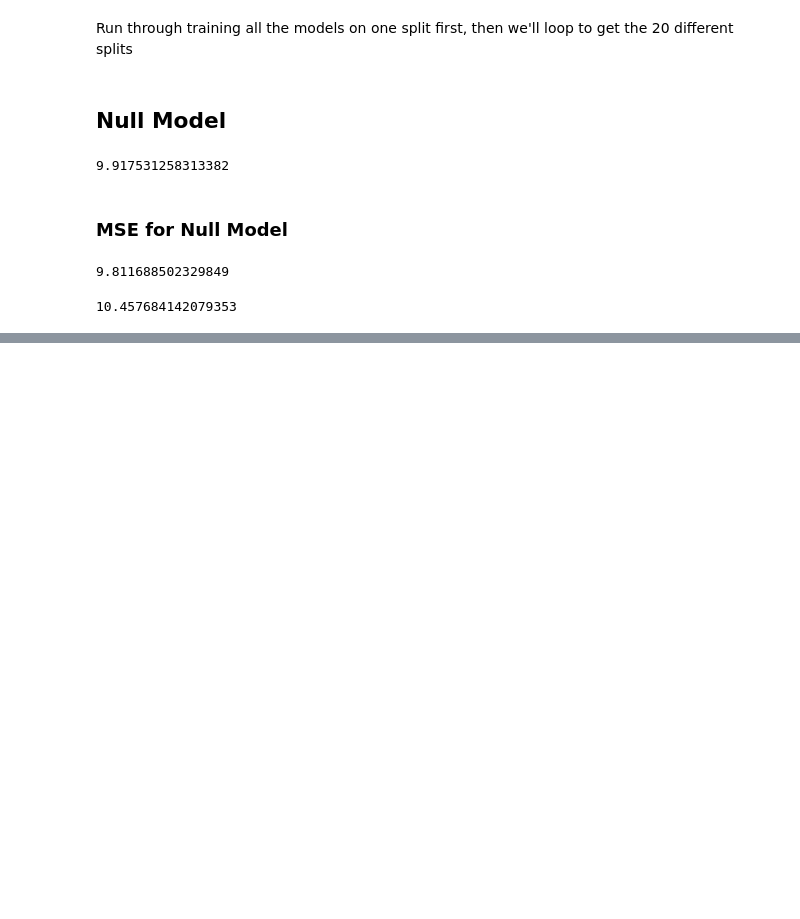
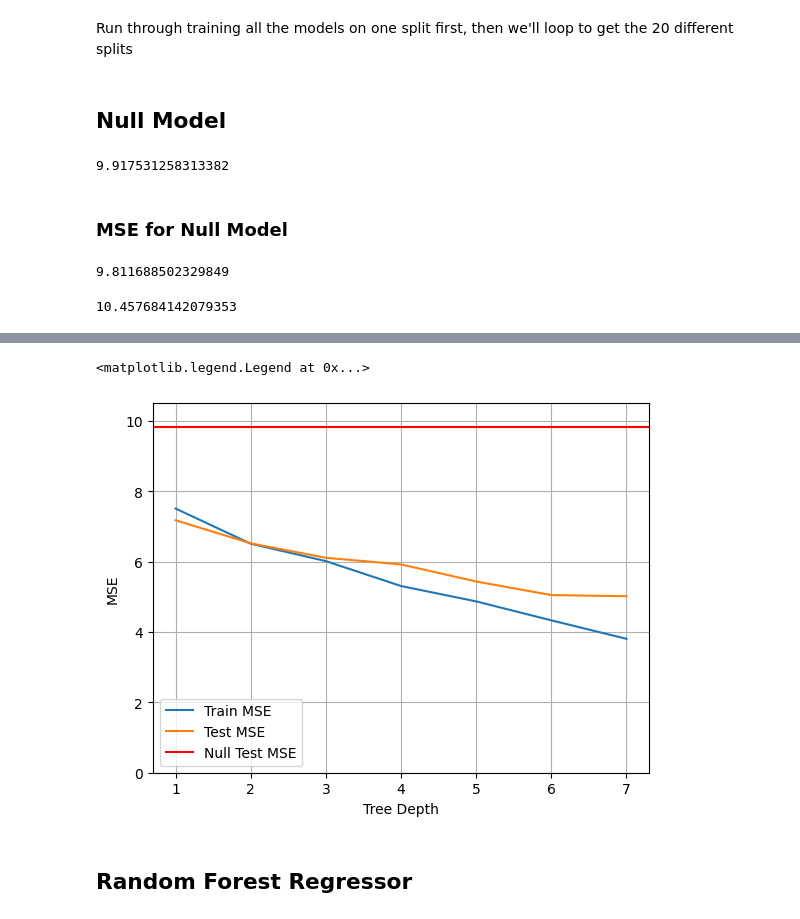
Before and after one commit to evan-stansell/Applied-ML-FSU, a Jupyter notebook: HW2/HW2 Notebook.ipynb, the cells around one changed output, grey strips where cells are left out. Cells and saved outputs as stored; diff of their text form; code cells hidden in the pictures; blank space fills up the shorter version.

```diff
--- a/HW2/HW2 Notebook.ipynb
+++ b/HW2/HW2 Notebook.ipynb
@@ -63,0 +245,4 @@ print(MSE_train)
+# %%
+MSE_DTR_test = []
+for tree in DTRs:
+    MSE_DTR_test.append((sum(((y_test - tree.predict(X_test))**2))/len(y_test.index)))
@@ -63,0 +259,4 @@ print(MSE_train)
+# %%
+MSE_DTR_train = []
+for tree in DTRs:
+    MSE_DTR_train.append((sum(((y_train - tree.predict(X_train))**2))/len(y_train.index)))
@@ -63,0 +273,14 @@ print(MSE_train)
+# %%
+plt.plot(range(1,8), MSE_DTR_train, label = 'Train MSE')
+plt.plot(range(1,8), MSE_DTR_test, label = 'Test MSE')
+plt.axhline(MSE_test_null, label = 'Null Test MSE', color = 'Red')
+plt.ylim(0,10.5)
+plt.xlabel('Tree Depth')
+plt.ylabel('MSE')
+plt.grid()
+plt.legend()
+# %% [output]
+<matplotlib.legend.Legend at 0x...>
+[figure, added]
+# %% [markdown]
+## Random Forest Regressor
```
Also changed, not shown: parts of 44 cells of this notebook.
